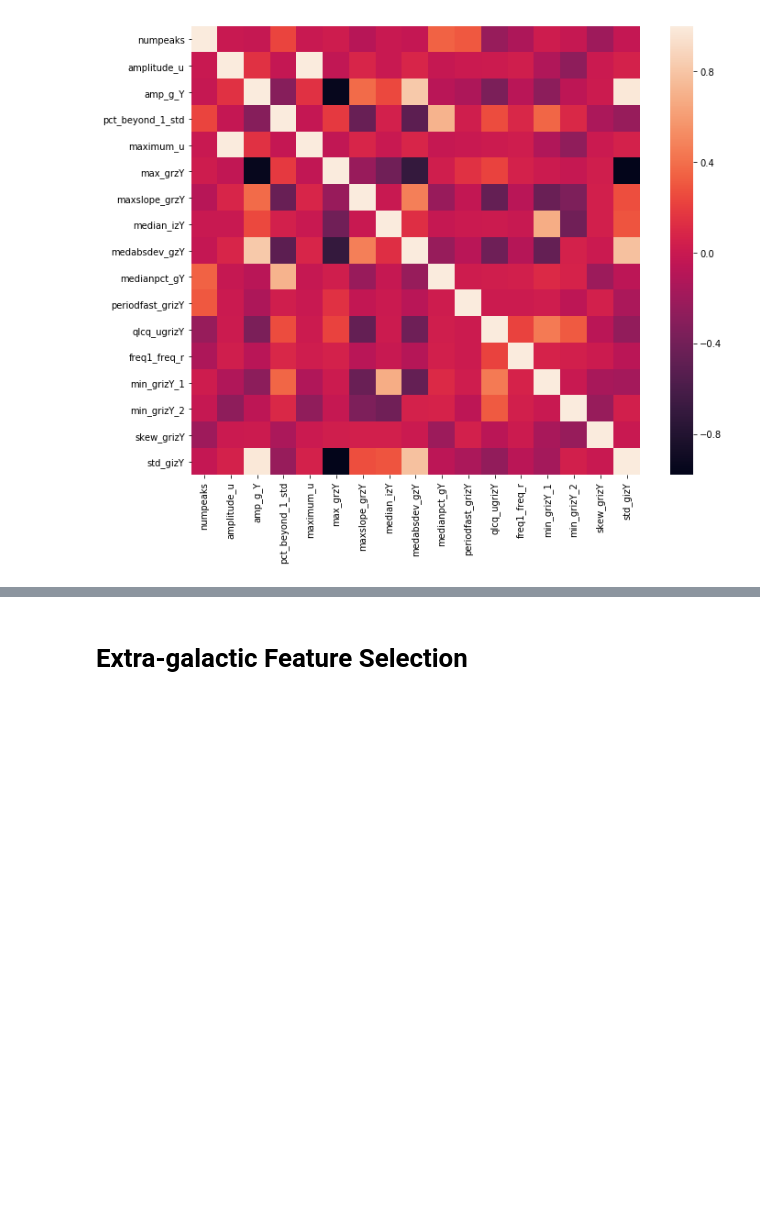
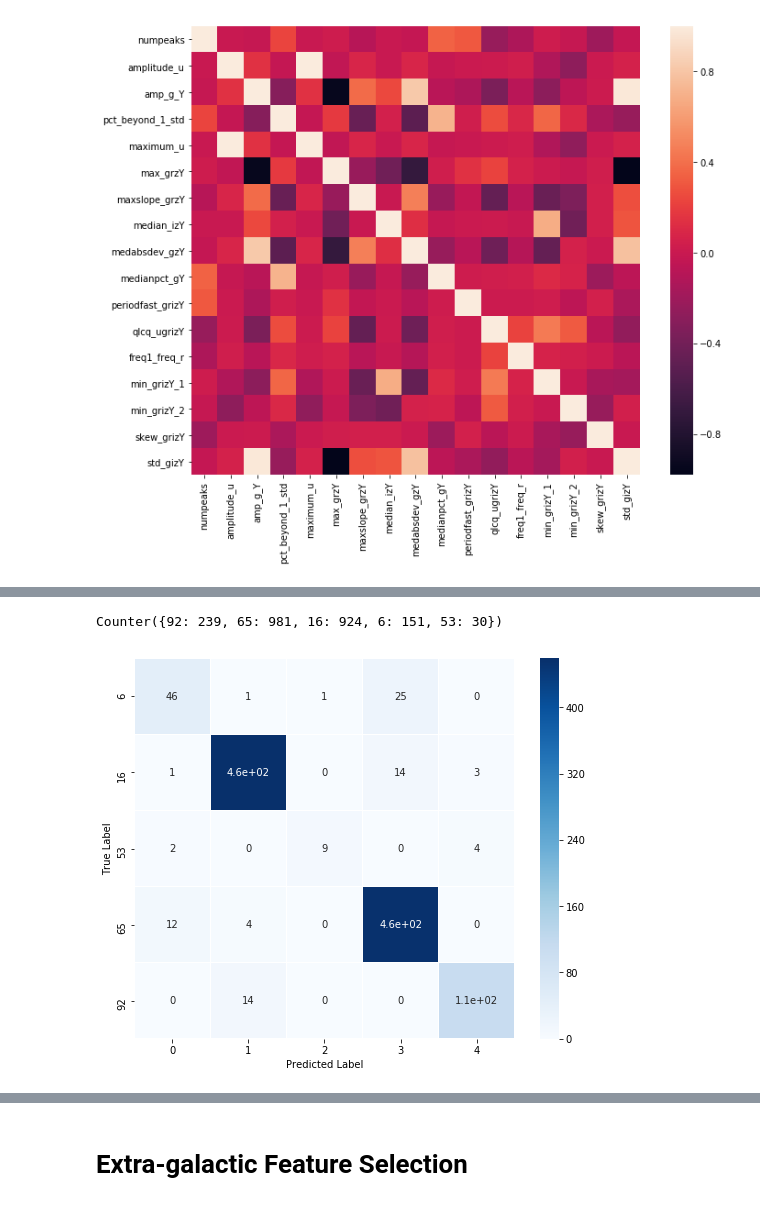
Before and after one commit to conditg/Space, a Jupyter notebook: 2classKNN_WorkingFile.ipynb, the cells around one changed output, grey strips where cells are left out. Drawn from its saved outputs; the diff is of its cells as text; code cells hidden in the pictures; blank space fills up the shorter version.

```diff
--- a/2classKNN_WorkingFile.ipynb
+++ b/2classKNN_WorkingFile.ipynb
@@ -815,0 +817,22 @@ galknn.score(galX_test, galY_test)
+# %%
+#This is just so I can confirm that the matrix is labelling classes correctly
+counts = Counter(gal['target'])
+galLabels, values = zip(*sorted(counts.items(), key=itemgetter(1)))
+
+srt = sorted(galLabels)
+counts
+# %% [output]
+Counter({92: 239, 65: 981, 16: 924, 6: 151, 53: 30})
+# %%
+galY_pred = galknn.predict(galX_test)
+
+cm = confusion_matrix(galY_test, galY_pred,labels = srt)
+#cm = cm.astype('float')# / cm.sum(axis=1)[:, np.newaxis]
+annot = np.around(cm, 2)
+fig, ax = plt.subplots(figsize=(9,7))
+sns.heatmap(cm, yticklabels=srt, cmap='Blues',annot = True, lw=0.5)
+ax.set_xlabel('Predicted Label')
+ax.set_ylabel('True Label')
+ax.set_aspect('equal')
+# %% [output]
+[figure, added]
```
Also changed, not shown: parts of 9 cells of this notebook.
